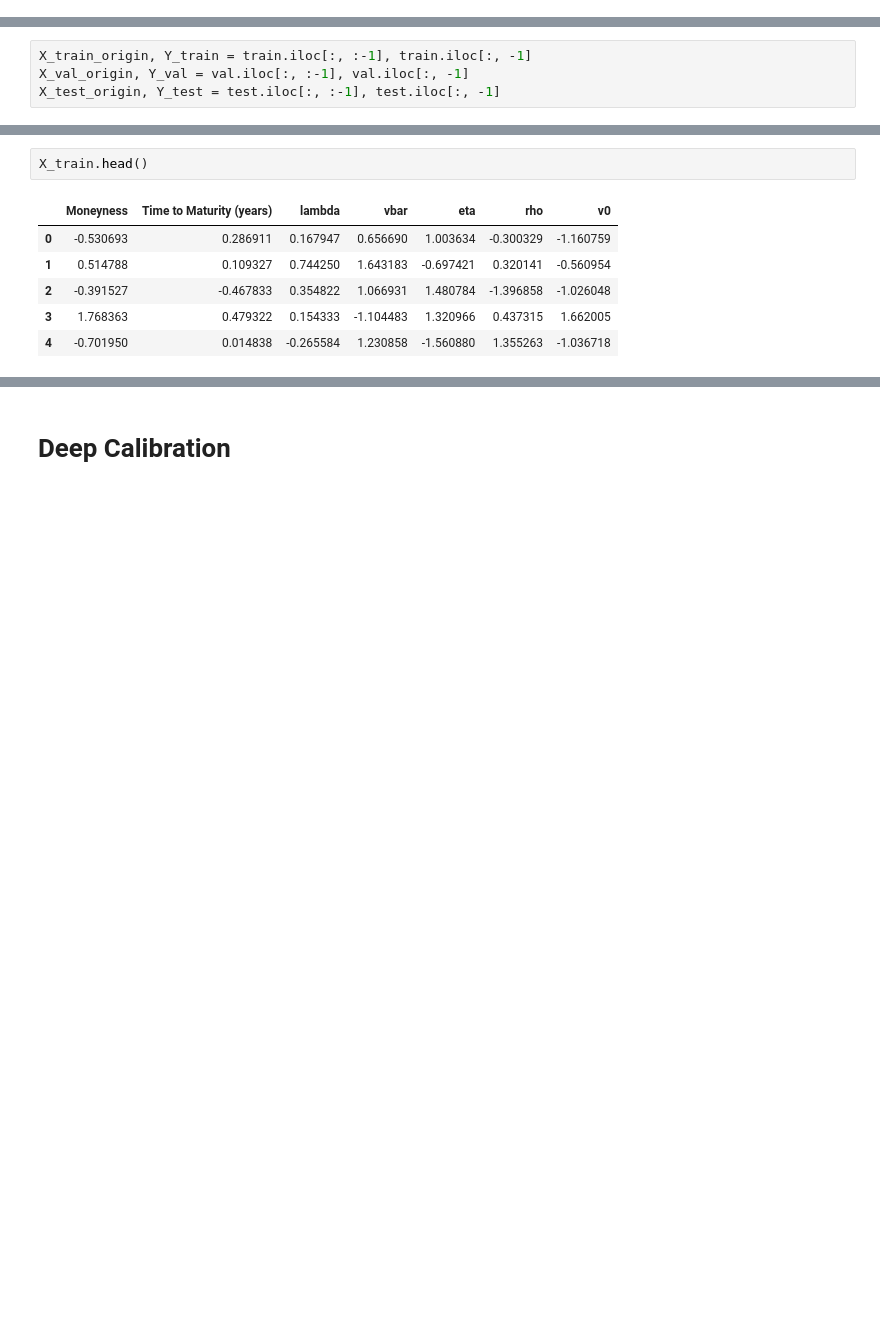
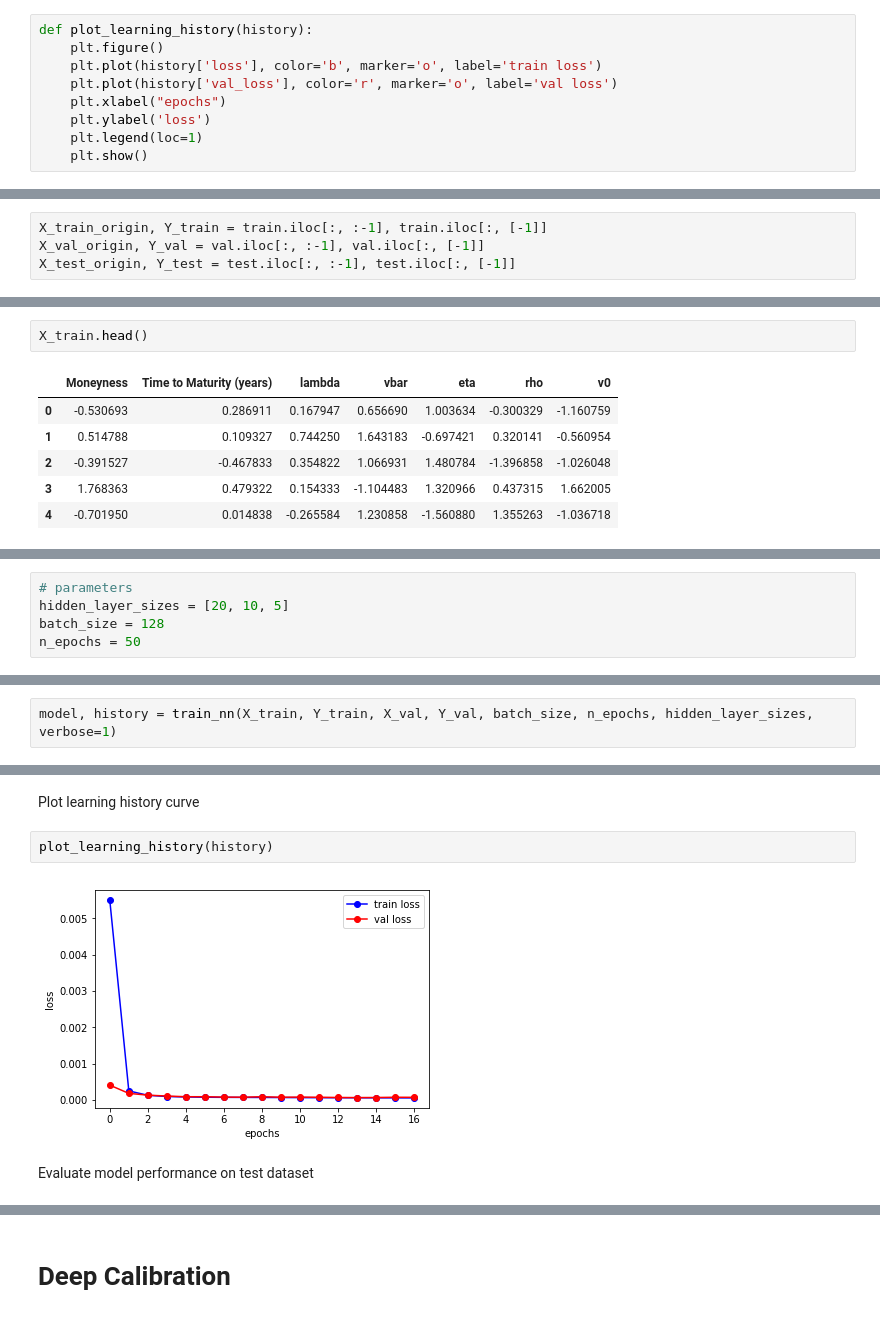
Before and after one commit to svenhsia/Calibrating-Rough-Volatility-Models-with-Deep-Learning, a Jupyter notebook: Deep-Calibration.ipynb, the cells around one changed output, grey strips where cells are left out. Drawn from its saved outputs; the diff is of its cells as text; blank space fills up the shorter version.

```diff
--- a/Deep-Calibration.ipynb
+++ b/Deep-Calibration.ipynb
@@ -20,0 +60,9 @@ class FeatureScaler(object):
+# %%
+def plot_learning_history(history):
+    plt.figure()
+    plt.plot(history['loss'], color='b', marker='o', label='train loss')
+    plt.plot(history['val_loss'], color='r', marker='o', label='val loss')
+    plt.xlabel("epochs")
+    plt.ylabel('loss')
+    plt.legend(loc=1)
+    plt.show()
@@ -38,7 +94,7 @@ train.head()
 # %%
-X_train_origin, Y_train = train.iloc[:, :-1], train.iloc[:, -1]
-X_val_origin, Y_val = val.iloc[:, :-1], val.iloc[:, -1]
-X_test_origin, Y_test = test.iloc[:, :-1], test.iloc[:, -1]
+X_train_origin, Y_train = train.iloc[:, :-1], train.iloc[:, [-1]]
+X_val_origin, Y_val = val.iloc[:, :-1], val.iloc[:, [-1]]
+X_test_origin, Y_test = test.iloc[:, :-1], test.iloc[:, [-1]]
 # %%
 X_train_origin.head()
 # %% [output]
@@ -81,0 +140,5 @@ A neural network returns both the predicted IV value, and corresponding Jacobian
+# %%
+# parameters
+hidden_layer_sizes = [20, 10, 5]
+batch_size = 128
+n_epochs = 50
@@ -81,0 +147,2 @@ A neural network returns both the predicted IV value, and corresponding Jacobian
+# %%
+model, history = train_nn(X_train, Y_train, X_val, Y_val, batch_size, n_epochs, hidden_layer_sizes, verbose=1)
@@ -81,0 +167,8 @@ A neural network returns both the predicted IV value, and corresponding Jacobian
+# %% [markdown]
+Plot learning history curve
+# %%
+plot_learning_history(history)
+# %% [output]
+[figure, added]
+# %% [markdown]
+Evaluate model performance on test dataset
```
Also changed, not shown: parts of 100 cells of this notebook, 7 other files.
